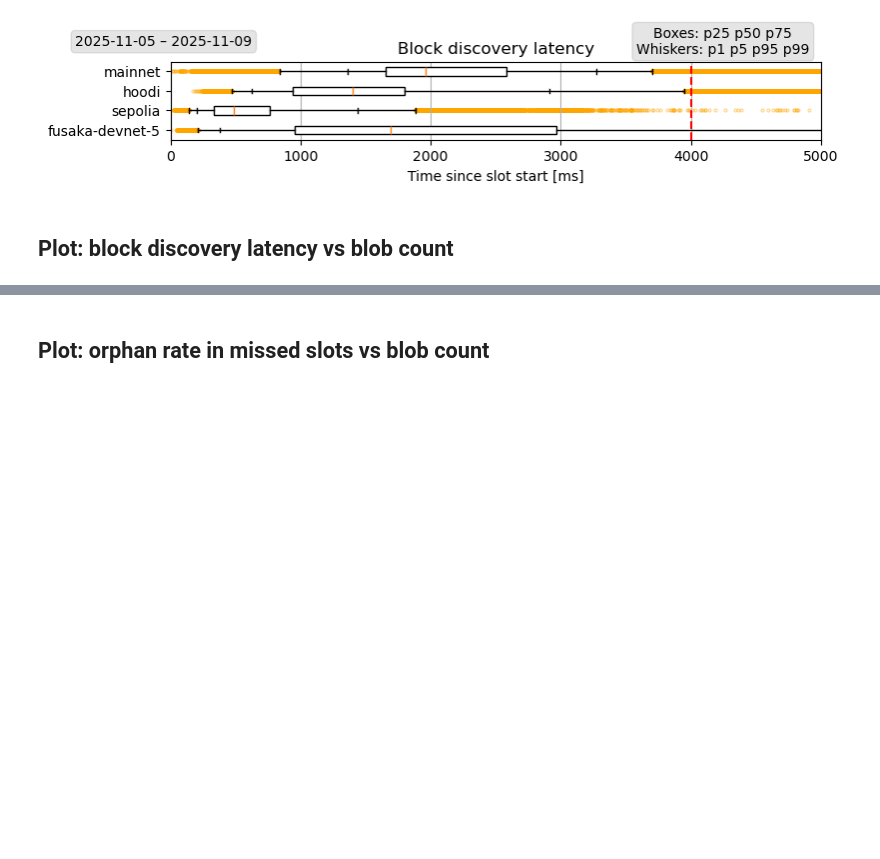
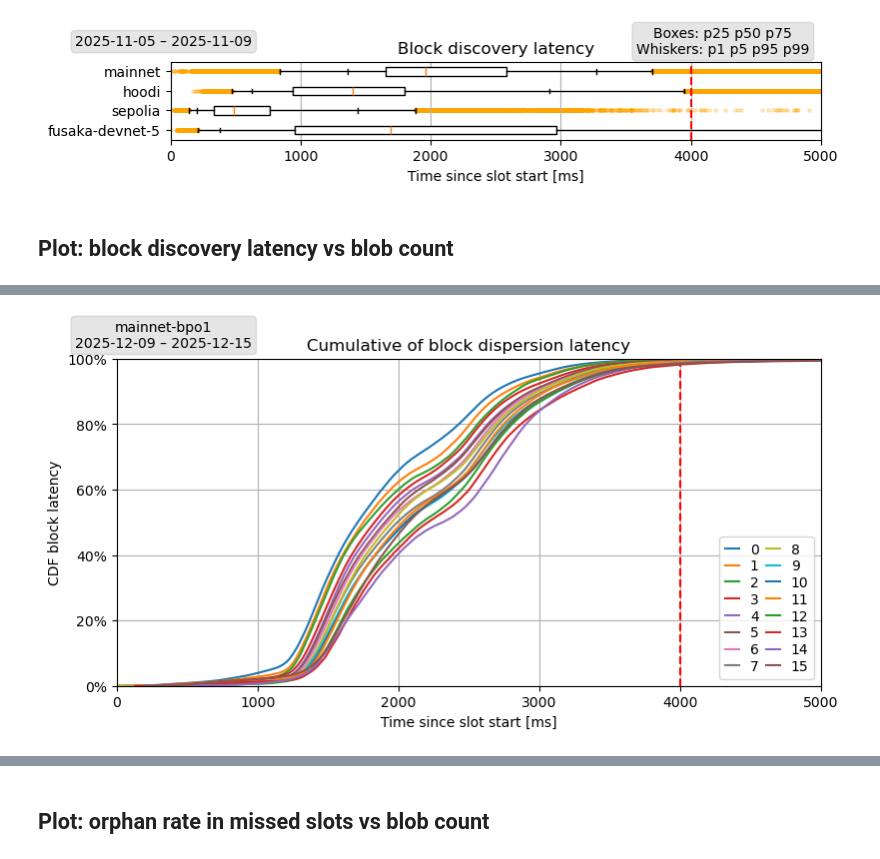
Before and after one commit to chainbound/blob-seeder-data, a Jupyter notebook: xatu_queries_plots.ipynb, the cells around one changed output, grey strips where cells are left out. Saved outputs shown, nothing was run; the diff lists cells and outputs as text; code cells hidden in the pictures; blank space fills up the shorter version.

```diff
--- a/xatu_queries_plots.ipynb
+++ b/xatu_queries_plots.ipynb
@@ -792,0 +800,86 @@ Saved figure in fig/latency-mainnet-peerdas-bpo0.png
+# %%
+network = NETWORKS[0]
+plottype = 'full' # full, zoom
+
+def transformLatencyDatasetToCDF(file_latencies, file_blobs, sampled_blobs):
+    # Read latencies and blobs dataset, save as much memory as possible
+    df_blobs = pd.read_parquet(file_blobs)
+    df_blobs.drop(columns=['network'], inplace=True)
+    df_blobs = df_blobs[ df_blobs['blob_count'].isin(sampled_blobs) ]
+    df_latencies = pd.read_parquet(file_latencies)
+    df_latencies.drop(columns=['network', 'client', 'source'], inplace=True)
+    df = pd.merge(df_latencies, df_blobs, on=['slot', 'slot_start_date_time', 'block_root'], how='right')
+    df_blobs = None
+    df_latencies = None
+
+    # Rearrange the data for easy plotting
+    data = {}
+    for blob in sampled_blobs:
+        s = df[ df['blob_count'] == blob ]['block_latency'].reset_index(drop=True)
+        if s.size == 0:
+            continue
+        s = s.dropna()
+        data[blob] = s.astype(np.uint32) # float -> int
+    df = None
+    present_blobs = list(data.keys())
+    #print(data[1])
+
+    x = {}
+    y = {}
+    for blob in present_blobs:
+        datasize = data[blob].size
+        dataset = data[blob].sort_values().to_list()
+
+        xblob = []
+        yblob = []
+        inc = 0     # dataset incrementer
+        cumy = 0    # cumulative value for y axis
+        window = 10 # aggregation granularity, here every 10ms
+        for time in range(0, dataset[-1] + window, window):
+            ctr = 0
+            while inc < len(dataset) and dataset[inc] < time:
+                ctr += 1
+                inc += 1
+            if ctr > 0:
+                cumy += ctr
+                xblob.append(time - window)
+                yblob.append(cumy / datasize)
+                #print(f"time: {time}\tctr: {ctr}\tinc: {inc}")
+        x[blob] = xblob
+        y[blob] = yblob
+    data = None
+    return x, y
+
+
+x, y = transformLatencyDatasetToCDF(FILE_LATENCIES, FILE_BLOBS, list(range(0, 100)))
+
+fig, ax = plt.subplots(1, 1, constrained_layout=True, figsize=(8, 4))
+addgrid(ax)
+ax.axvline(x=4000, color='red', linestyle='--')
+
+for blob in x.keys():
+    ax.plot(x[blob], y[blob], label=f"{blob}")
+
+if plottype == 'full':
+    ax.set_xlim(0, 5000)
+    ax.set_ylim(0, 1)
+elif plottype == 'zoom':
+    ax.set_xlim(1000, 1500)
+    ax.set_ylim(0, 0.5)
+
+ax.yaxis.set_major_formatter(ticker.FuncFormatter(lambda x, pos: f"{x*100:.0f}%"))
+
+ax.set_xlabel('Time since slot start [ms]')
+ax.set_ylabel('CDF block latency')
+ax.set_title('Cumulative of block dispersion latency')
+
+ax.legend(loc='lower right', ncol=2, handlelength=1, columnspacing=0.5, labelspacing=0.2)
+#ncol=1, columnspacing=1, borderaxespad=1, columnspacing=0.5, handletextpad=0.5, labelspacing=0.1)
+
+# Add the parameters' box next to the title
+addParametersBox(0.997)
+
+saveFig(f"cdf-latency-{SCENARIO}-{plottype}")
+plt.show()
+x, y = None, None
+# %% [output]
@@ -792,0 +887 @@ Saved figure in fig/latency-mainnet-peerdas-bpo0.png
+[figure, added]
```
Also changed, not shown: parts of 16 cells of this notebook.
